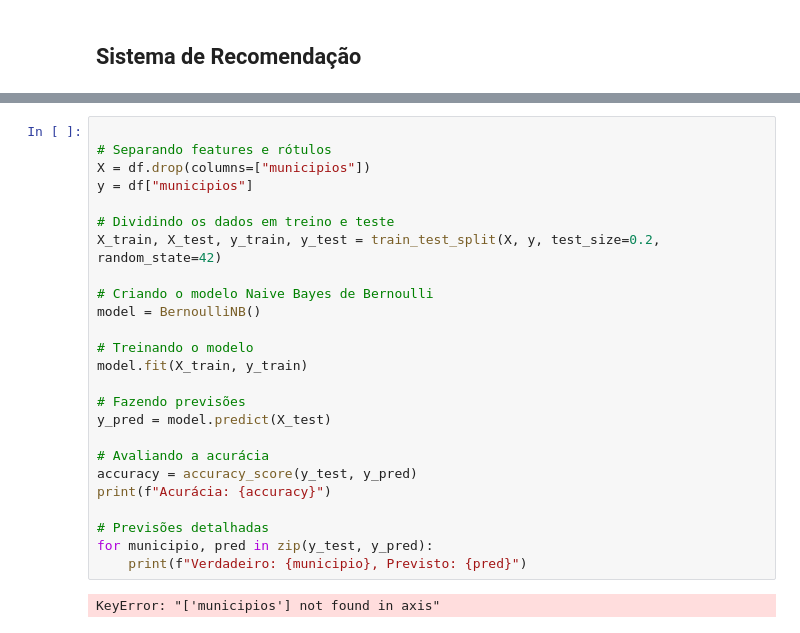
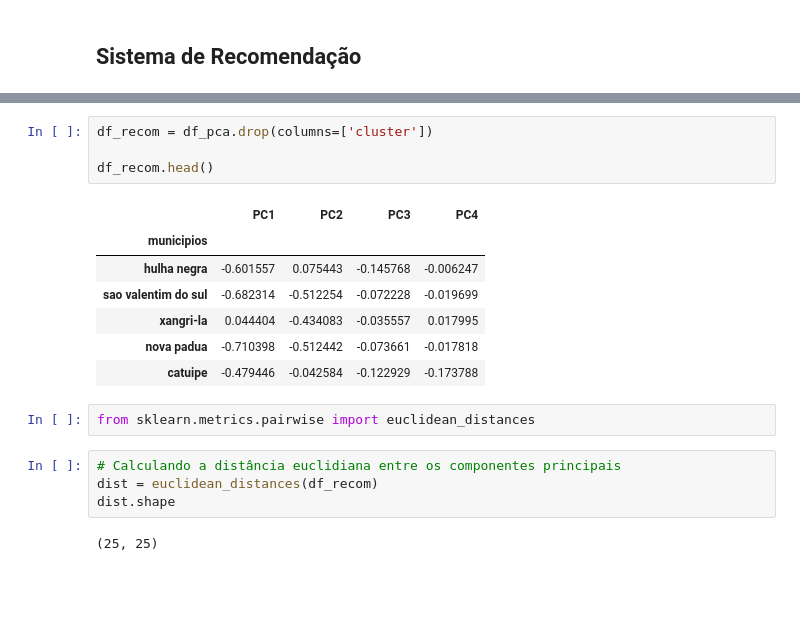
Before and after one commit to FlorensaDimer/TF_sistemas_recomendacao, a Jupyter notebook: app_kmeans.ipynb, the cells around one changed output, grey strips where cells are left out. Drawn from its saved outputs; the diff is of its cells as text; blank space fills up the shorter version.

Commit message:
já tenho recomendações. preciso fazer os três tipos de users.

```diff
--- a/app_kmeans.ipynb
+++ b/app_kmeans.ipynb
@@ -659,27 +525,20 @@ df_ratings_pca.head()
-# %%
-
-# Separando features e rótulos
-X = df.drop(columns=["municipios"])
-y = df["municipios"]
-
-# Dividindo os dados em treino e teste
-X_train, X_test, y_train, y_test = train_test_split(X, y, test_size=0.2, random_state=42)
-
-# Criando o modelo Naive Bayes de Bernoulli
-model = BernoulliNB()
-
-# Treinando o modelo
-model.fit(X_train, y_train)
-
-# Fazendo previsões
-y_pred = model.predict(X_test)
-
-# Avaliando a acurácia
-accuracy = accuracy_score(y_test, y_pred)
-print(f"Acurácia: {accuracy}")
-
-# Previsões detalhadas
-for municipio, pred in zip(y_test, y_pred):
-    print(f"Verdadeiro: {municipio}, Previsto: {pred}")
-# %% [output]
-KeyError: "['municipios'] not found in axis"
+# %%
+df_recom = df_pca.drop(columns=['cluster'])
+
+df_recom.head()
+# %% [output]
+|  | PC1 | PC2 | PC3 | PC4 |
+| municipios |  |  |  |  |
+| hulha negra | -0.601557 | 0.075443 | -0.145768 | -0.006247 |
+| sao valentim do sul | -0.682314 | -0.512254 | -0.072228 | -0.019699 |
+| xangri-la | 0.044404 | -0.434083 | -0.035557 | 0.017995 |
+| nova padua | -0.710398 | -0.512442 | -0.073661 | -0.017818 |
+| catuipe | -0.479446 | -0.042584 | -0.122929 | -0.173788 |
+# %%
+from sklearn.metrics.pairwise import euclidean_distances
+# %%
+# Calculando a distância euclidiana entre os componentes principais
+dist = euclidean_distances(df_recom)
+dist.shape
+# %% [output]
+(25, 25)
```
Also changed, not shown: parts of 29 cells of this notebook, 2 other files.
